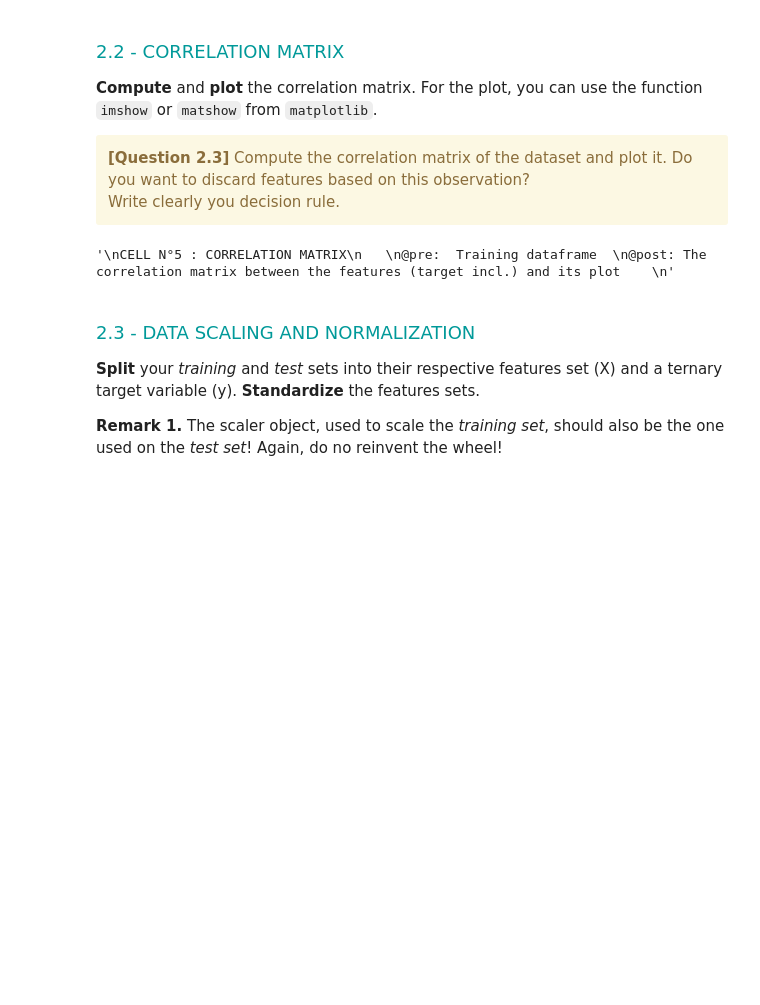
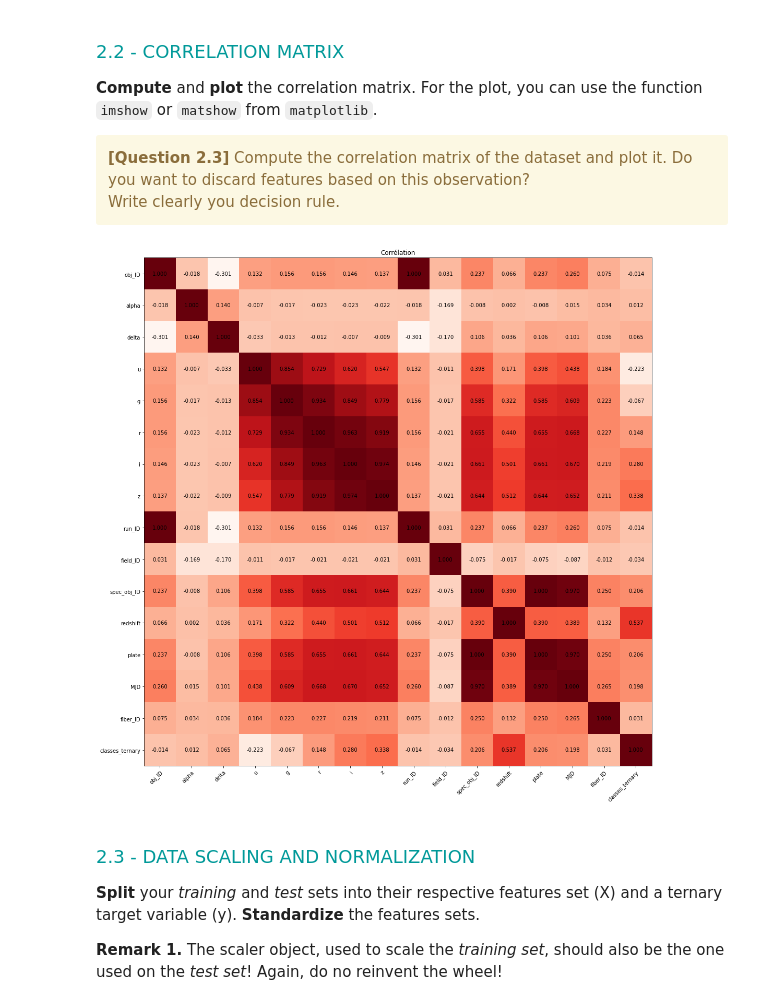
Before and after one commit to Mathis003/LEPL1109-Hackathons, a Jupyter notebook: Hackathon_2/Hackathon02-Classification.ipynb, the cells around one changed output. Drawn from its saved outputs; the diff is of its cells as text; code cells hidden in the pictures; blank space fills up the shorter version.

Commit message:
correlation

```diff
--- a/Hackathon_2/Hackathon02-Classification.ipynb
+++ b/Hackathon_2/Hackathon02-Classification.ipynb
@@ -300,12 +300,35 @@ Write clearly you decision rule.
 # %%
 """
 CELL N°5 : CORRELATION MATRIX
 
 @pre:  Training dataframe
 @post: The correlation matrix between the features (target incl.) and its plot
 """
+names_cat = [label for label in data_train]
+names_cat.remove('class')
+N = data_train.shape[1] - 1
+corr = (data_train.corr()).values
+
+fig, ax = plt.subplots(figsize= (15, 15)) #plt.figure(figsize= [1000,1000])
+
+
+im = ax.imshow(corr, cmap='Reds')
+
+ax.set_xticks(np.arange(N), labels=names_cat)
+ax.set_yticks(np.arange(N), labels=names_cat)
+
+
+plt.setp(ax.get_xticklabels(), rotation=45, ha="right", rotation_mode="anchor")
+
+for i in range(N):
+    for j in range(N):
+        text = ax.text(j, i, f"{corr[i][j]:.3f}", ha="center", va="center", color="k")
+
+ax.set_title("Corrélation")
+fig.tight_layout()
+plt.show()
 # %% [output]
-'\nCELL N°5 : CORRELATION MATRIX\n   \n@pre:  Training dataframe  \n@post: The correlation matrix between the features (target incl.) and its plot    \n'
+[figure, added]
 # %% [markdown]
 <font size=4 color=#009999> <br> 2.3 - DATA SCALING AND NORMALIZATION</font> <br>
 
```
Also changed, not shown: parts of 1 cell of this notebook.
